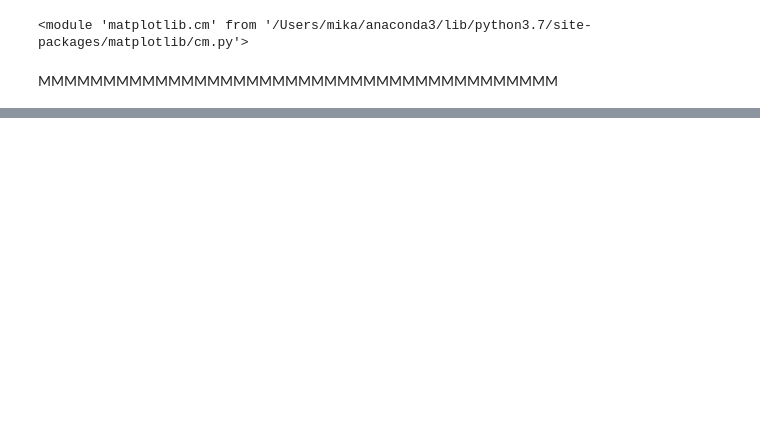
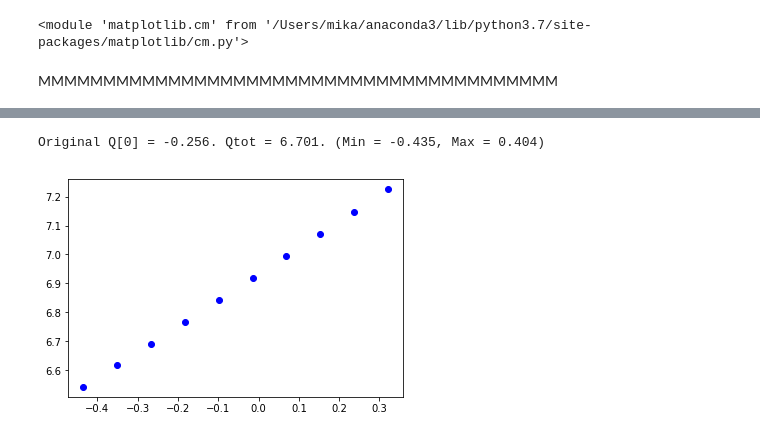
Before and after one commit to benellis3/mappo, a Jupyter notebook: exp_scripts/replays/mixing_network_analysis.ipynb, the cells around one changed output, grey strips where cells are left out. Cells and saved outputs as stored; diff of their text form; code cells hidden in the pictures; blank space fills up the shorter version.

```diff
--- a/exp_scripts/replays/mixing_network_analysis.ipynb
+++ b/exp_scripts/replays/mixing_network_analysis.ipynb
@@ -29,3 +15,10 @@ timestep = '10000807'
+# %%
+# Set the checkpoint path
+n_agents = 5
+
+path = '/Users/mika/Downloads/models/qmix__2s3z__2019-07-11_22-34-41'
+
+timestep = '10001710'
 # %%
 # Copied from refactor
 
@@ -235,3 +226,32 @@ for step in range(length):
 html_print(string)
 # %% [output]
 [interactive output not drawn]
+# %%
+# Qtot dependency on Qi
+import matplotlib.pyplot as plt
+step = 33
+agent = 0
+
+def plot_dependency(step, agent, num_points=10, min_val=min_val, max_val=max_val):
+    input_qvals = chosen_qvals[:, step,:]
+    input_state = states[:, step,:]
+
+    original_val = input_qvals[0][agent].detach().numpy()
+    output_qtot = mixer(input_qvals, input_state).item()
+    print("Original Q[{}] = {:.3f}. Qtot = {:.3f}. (Min = {:.3f}, Max = {:.3f})".format(
+        agent, original_val, output_qtot, min_val, max_val))
+
+    xlist = []
+    ylist = []
+    for i in np.arange(min_val, max_val, (max_val - min_val) / num_points):
+        xlist.append(i)
+        input_qvals[0][agent] = i
+        new_qtot = mixer(input_qvals, input_state)
+        ylist.append(new_qtot)
+
+    plt.plot(xlist, ylist, 'bo')
+# %%
+plot_dependency(33, 0)
+# %% [output]
+Original Q[0] = -0.256. Qtot = 6.701. (Min = -0.435, Max = 0.404)
+[figure, added]
```
Also changed, not shown: parts of 10 cells of this notebook.
